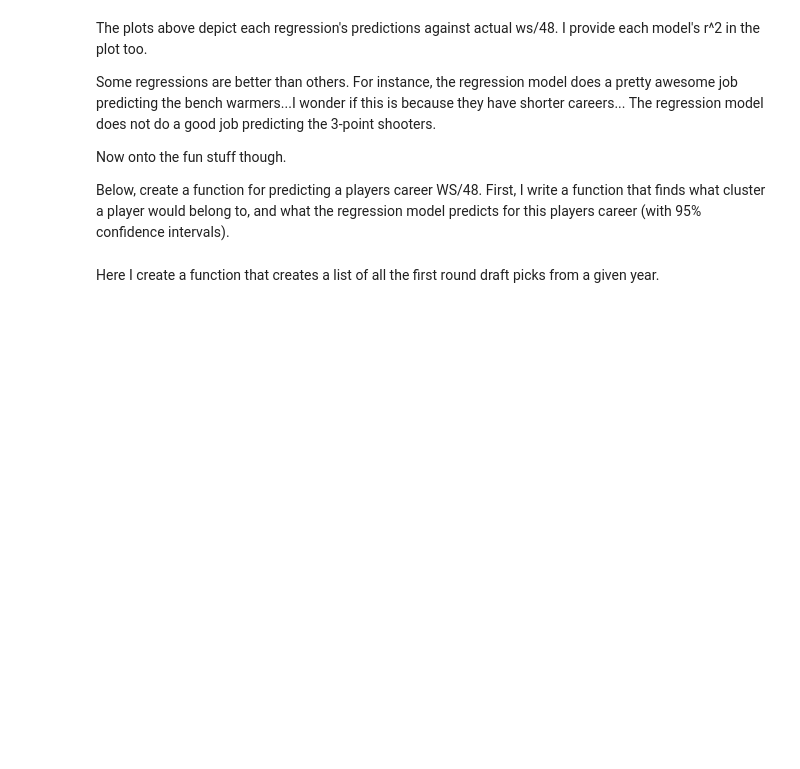
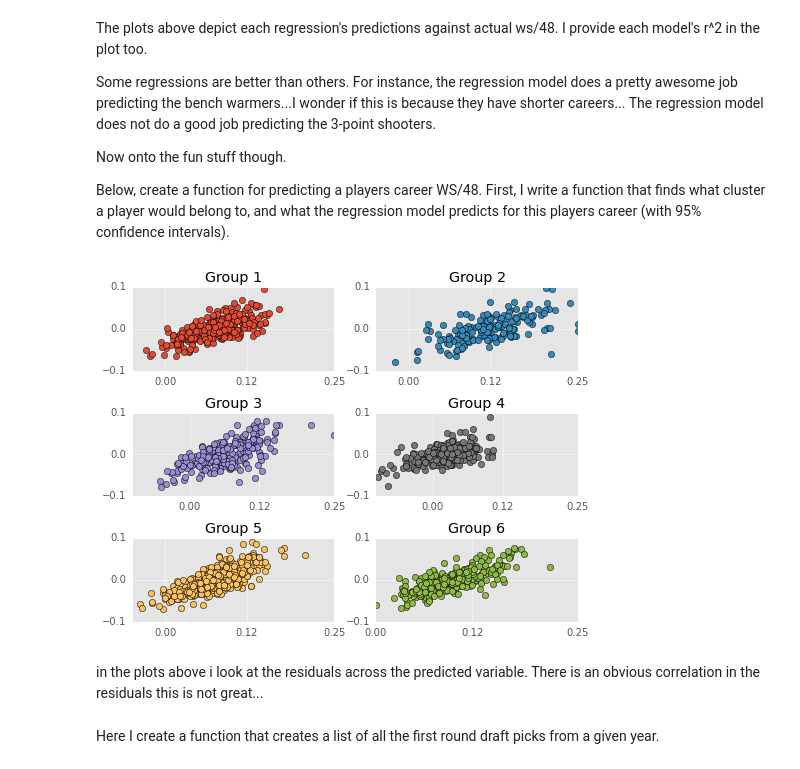
Before and after one commit to dvatterott/jupyter_notebooks, a Jupyter notebook: nba_rookie_regression.ipynb, the cells around one changed output. Saved outputs shown, nothing was run; the diff lists cells and outputs as text; code cells hidden in the pictures; blank space fills up the shorter version.

```diff
--- a/nba_rookie_regression.ipynb
+++ b/nba_rookie_regression.ipynb
@@ -259,6 +261,29 @@ Some regressions are better than others. For instance, the regression model does
 Now onto the fun stuff though.
 
 Below, create a function for predicting a players career WS/48. First, I write a function that finds what cluster a player would belong to, and what the regression model predicts for this players career (with 95% confidence intervals).
+# %%
+#plot the residuals. there's obviously a problem with under/over prediction
+
+plt.figure(figsize=(8,6));
+
+for i,group in enumerate(np.unique(final_fit.labels_)):
+
+    Grouper = df['kmeans_label']==group #do one regression at a time
+    Yearer = df['Year']>1980
+
+    Group1 = df[Grouper & Yearer]
+    Y = Group1['WS/48'] #get predictor data
+    resid = estHold[i].resid
+
+    plt.subplot(3,2,i+1) #plot each regression's prediction against actual data
+    plt.plot(Y,resid,'o',color=plt.rcParams['axes.color_cycle'][i])
+    plt.title('Group %d'%(i+1))
+    plt.xticks([0.0,0.12,0.25])
+    plt.yticks([-0.1,0.0,0.1]);
+# %% [output]
+[figure, added]
+# %% [markdown]
+in the plots above i look at the residuals across the predicted variable. There is an obvious correlation in the residuals this is not great...
 # %%
 def player_prediction__regressionModel(PlayerName):
     from statsmodels.sandbox.regression.predstd import wls_prediction_std
```
Also changed, not shown: parts of 8 cells of this notebook.
